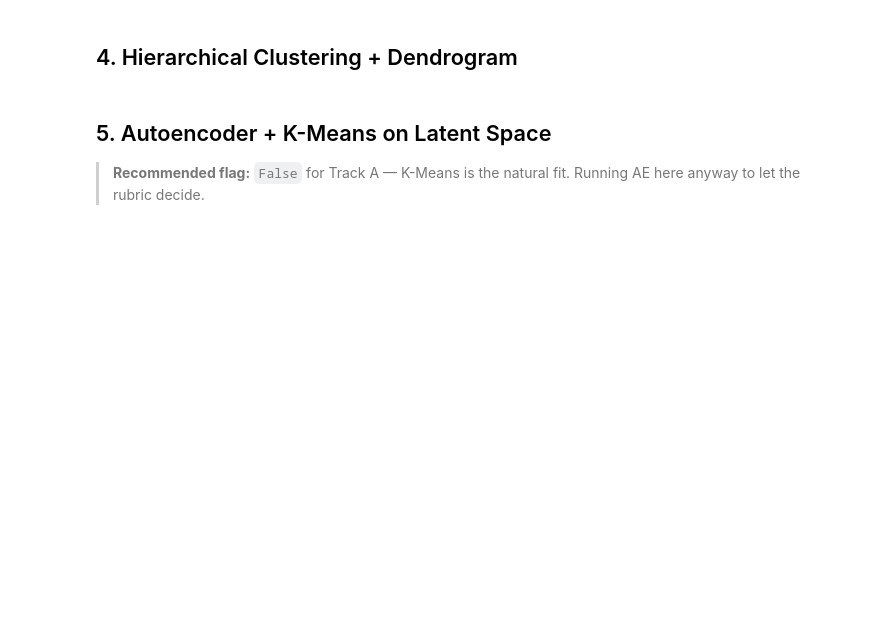
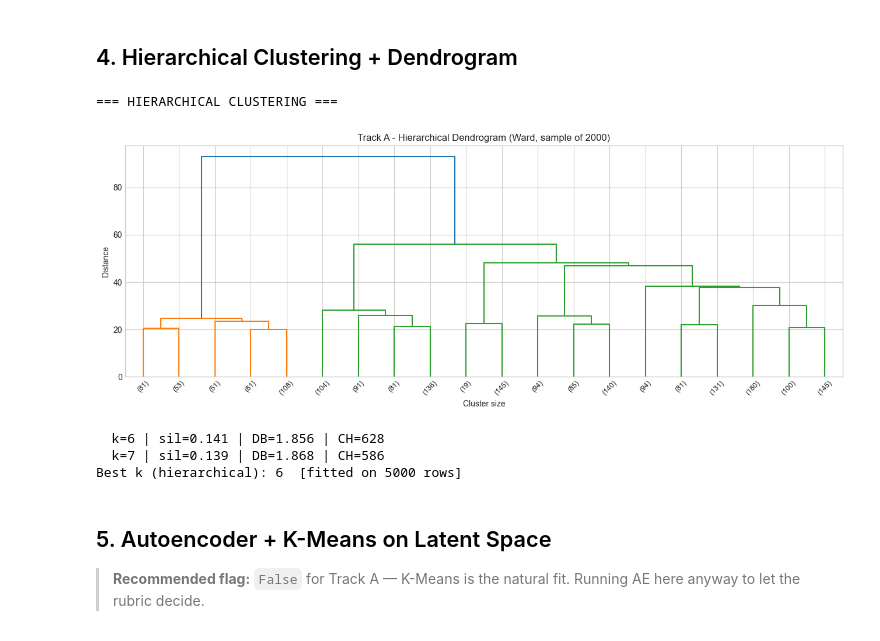
Before and after one commit to Samuel-K95/banking-customer-segmentation, a Jupyter notebook: notebooks/06_Segmentation_Track_A_Indian_Bank.ipynb, the cells around one changed output. Drawn from its saved outputs; the diff is of its cells as text; code cells hidden in the pictures; blank space fills up the shorter version.

```diff
--- a/notebooks/06_Segmentation_Track_A_Indian_Bank.ipynb
+++ b/notebooks/06_Segmentation_Track_A_Indian_Bank.ipynb
@@ -205,28 +238,39 @@ print(f'Best k (GMM silhouette): {best_k_gmm}')
 ## 4. Hierarchical Clustering + Dendrogram
 # %%
 print('=== HIERARCHICAL CLUSTERING ===')
-DEND_N = 2000
-Z_dend = linkage(X_sample[:DEND_N], method='ward')
+# Ward linkage builds a full pairwise distance matrix  O(n^2 * d).
+# Cap at 5 000 rows to stay under ~1 GB RAM.
+HIER_N  = 5000
+DEND_N  = 2000
+X_hier  = X_sample[:HIER_N]
+
+Z_dend = linkage(X_hier[:DEND_N], method='ward')
 
 fig, ax = plt.subplots(figsize=(13, 5))
 dendrogram(Z_dend, ax=ax, truncate_mode='lastp', p=20,
            leaf_rotation=45, leaf_font_size=9)
-ax.set_title('Track A — Hierarchical Dendrogram (Ward, sample of 2000)')
+ax.set_title(f'Track A - Hierarchical Dendrogram (Ward, sample of {DEND_N})')
 ax.set_xlabel('Cluster size'); ax.set_ylabel('Distance')
 plt.tight_layout(); plt.show()
 
 hier_results = {}
 for k in [best_k_km, min(best_k_km + 1, 8)]:
     agg_clust = AgglomerativeClustering(n_clusters=k, linkage='ward')
-    lbl = agg_clust.fit_predict(X_sample)
-    sil = silhouette_score(X_sample, lbl)
-    db  = davies_bouldin_score(X_sample, lbl)
-    ch  = calinski_harabasz_score(X_sample, lbl)
+    lbl = agg_clust.fit_predict(X_hier)
+    sil = silhouette_score(X_hier, lbl)
+    db  = davies_bouldin_score(X_hier, lbl)
+    ch  = calinski_harabasz_score(X_hier, lbl)
     hier_results[k] = dict(labels=lbl, sil=sil, db=db, ch=ch)
     print(f'  k={k} | sil={sil:.3f} | DB={db:.3f} | CH={ch:.0f}')
 
 best_k_hier = max(hier_results, key=lambda k: hier_results[k]['sil'])
-print(f'Best k (hierarchical): {best_k_hier}')
+print(f'Best k (hierarchical): {best_k_hier}  [fitted on {HIER_N} rows]')
+# %% [output]
+=== HIERARCHICAL CLUSTERING ===
+[figure, added]
+  k=6 | sil=0.141 | DB=1.856 | CH=628
+  k=7 | sil=0.139 | DB=1.868 | CH=586
+Best k (hierarchical): 6  [fitted on 5000 rows]
 # %% [markdown]
 ## 5. Autoencoder + K-Means on Latent Space
 
```
Also changed, not shown: parts of 12 cells of this notebook, 11 other files.
